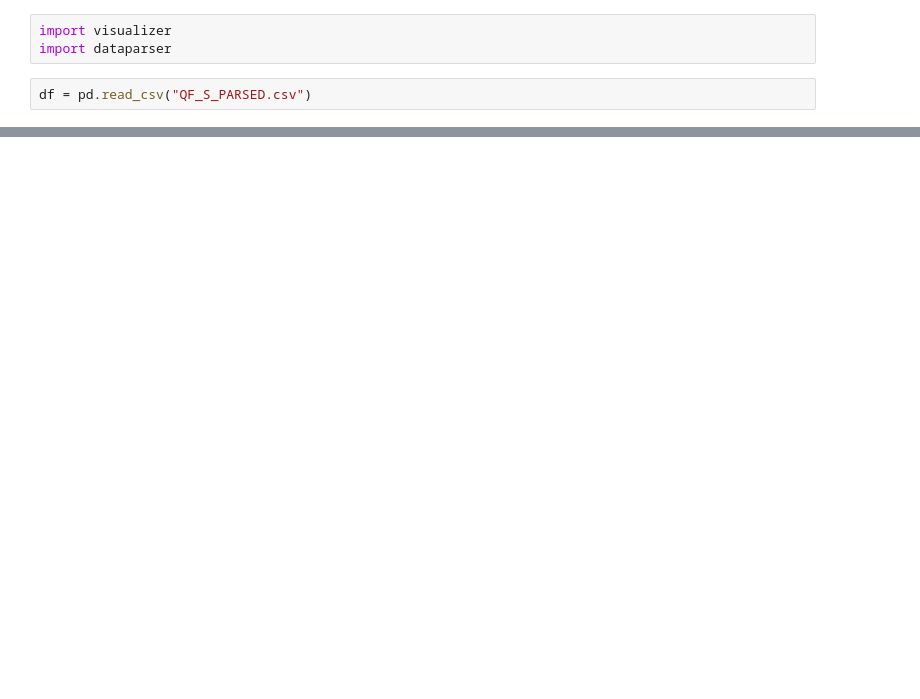
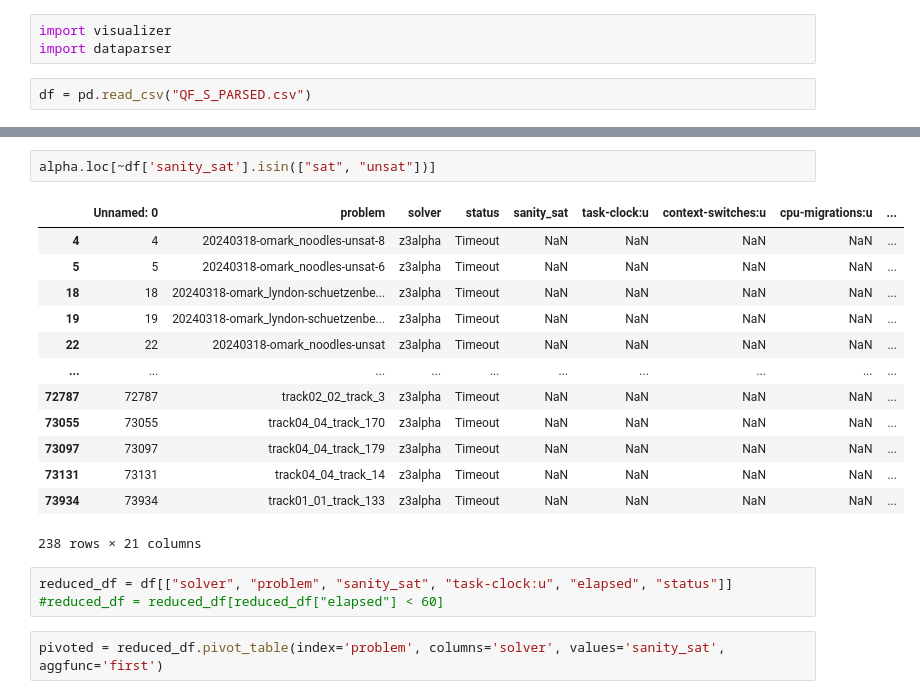
Before and after one commit to DarkVanityOfLight/smt2-string-benchmarks, a Jupyter notebook: analyzer.ipynb, the cells around one changed output, grey strips where cells are left out. Saved outputs shown, nothing was run; the diff lists cells and outputs as text; blank space fills up the shorter version.

```diff
--- a/analyzer.ipynb
+++ b/analyzer.ipynb
@@ -59,0 +104,21 @@ plt.tight_layout()
+# %%
+alpha.loc[~df['sanity_sat'].isin(["sat", "unsat"])]
+# %% [output]
+|  | Unnamed: 0 | problem | solver | status | sanity_sat | task-clock:u | context-switches:u | cpu-migrations:u | ... |
+| 4 | 4 | 20240318-omark_noodles-unsat-8 | z3alpha | Timeout | NaN | NaN | NaN | NaN | ... |
+| 5 | 5 | 20240318-omark_noodles-unsat-6 | z3alpha | Timeout | NaN | NaN | NaN | NaN | ... |
+| 18 | 18 | 20240318-omark_lyndon-schuetzenbe... | z3alpha | Timeout | NaN | NaN | NaN | NaN | ... |
+| 19 | 19 | 20240318-omark_lyndon-schuetzenbe... | z3alpha | Timeout | NaN | NaN | NaN | NaN | ... |
+| 22 | 22 | 20240318-omark_noodles-unsat | z3alpha | Timeout | NaN | NaN | NaN | NaN | ... |
+| ... | ... | ... | ... | ... | ... | ... | ... | ... | ... |
+| 72787 | 72787 | track02_02_track_3 | z3alpha | Timeout | NaN | NaN | NaN | NaN | ... |
+| 73055 | 73055 | track04_04_track_170 | z3alpha | Timeout | NaN | NaN | NaN | NaN | ... |
+| 73097 | 73097 | track04_04_track_179 | z3alpha | Timeout | NaN | NaN | NaN | NaN | ... |
+| 73131 | 73131 | track04_04_track_14 | z3alpha | Timeout | NaN | NaN | NaN | NaN | ... |
+| 73934 | 73934 | track01_01_track_133 | z3alpha | Timeout | NaN | NaN | NaN | NaN | ... |
+238 rows × 21 columns
+# %%
+reduced_df = df[["solver", "problem", "sanity_sat", "task-clock:u", "elapsed", "status"]]
+#reduced_df = reduced_df[reduced_df["elapsed"] < 60]
+# %%
+pivoted = reduced_df.pivot_table(index='problem', columns='solver', values='sanity_sat', aggfunc='first')
```
Also changed, not shown: parts of 9 cells of this notebook, 5 other files.
